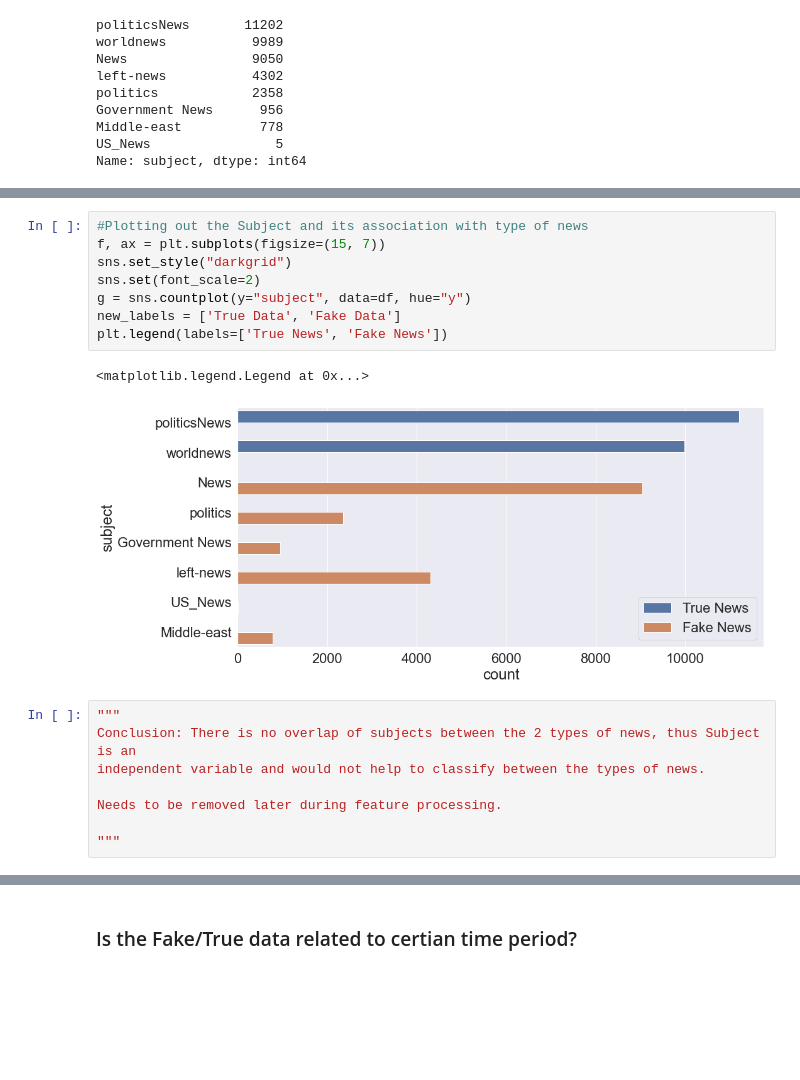
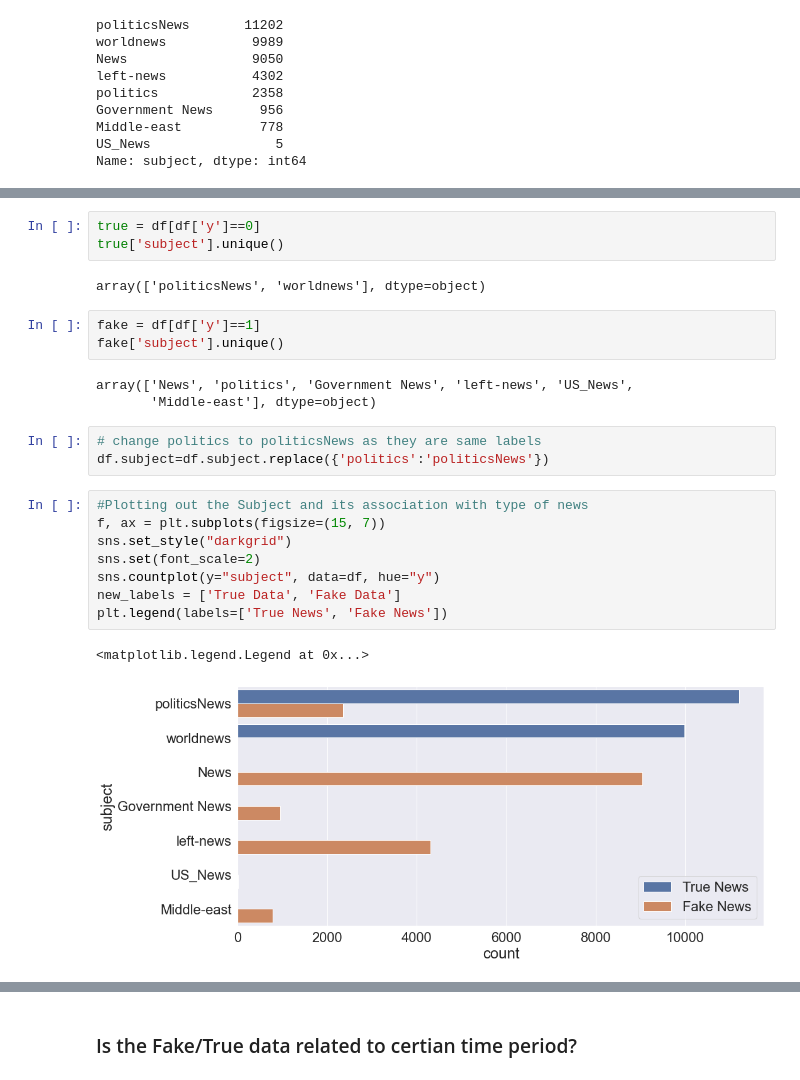
Before and after one commit to DataStroke99/iecoe-sg-technical-interview, a Jupyter notebook: submit/AdityaBhadkamkar_code_test.ipynb, the cells around one changed output, grey strips where cells are left out. Cells and saved outputs as stored; diff of their text form; blank space fills up the shorter version.

```diff
--- a/submit/AdityaBhadkamkar_code_test.ipynb
+++ b/submit/AdityaBhadkamkar_code_test.ipynb
@@ -230,19 +246,25 @@ array(['News', 'politics', 'Government News', 'left-news', 'US_News',
-# %%
-#Plotting out the Subject and its association with type of news
-f, ax = plt.subplots(figsize=(15, 7))
-sns.set_style("darkgrid")
-sns.set(font_scale=2)
-g = sns.countplot(y="subject", data=df, hue="y")
-new_labels = ['True Data', 'Fake Data']
-plt.legend(labels=['True News', 'Fake News'])
-# %% [output]
-<matplotlib.legend.Legend at 0x...>
-[figure, removed]
-# %%
-"""
-Conclusion: There is no overlap of subjects between the 2 types of news, thus Subject is an
-independent variable and would not help to classify between the types of news.
-
-Needs to be removed later during feature processing.
-
-"""
+# %%
+true = df[df['y']==0]
+true['subject'].unique()
+# %% [output]
+array(['politicsNews', 'worldnews'], dtype=object)
+# %%
+fake = df[df['y']==1]
+fake['subject'].unique()
+# %% [output]
+array(['News', 'politics', 'Government News', 'left-news', 'US_News',
+       'Middle-east'], dtype=object)
+# %%
+# change politics to politicsNews as they are same labels
+df.subject=df.subject.replace({'politics':'politicsNews'})
+# %%
+#Plotting out the Subject and its association with type of news
+f, ax = plt.subplots(figsize=(15, 7))
+sns.set_style("darkgrid")
+sns.set(font_scale=2)
+sns.countplot(y="subject", data=df, hue="y")
+new_labels = ['True Data', 'Fake Data']
+plt.legend(labels=['True News', 'Fake News'])
+# %% [output]
+<matplotlib.legend.Legend at 0x...>
+[figure, added]
```
Also changed, not shown: parts of 45 cells of this notebook.
